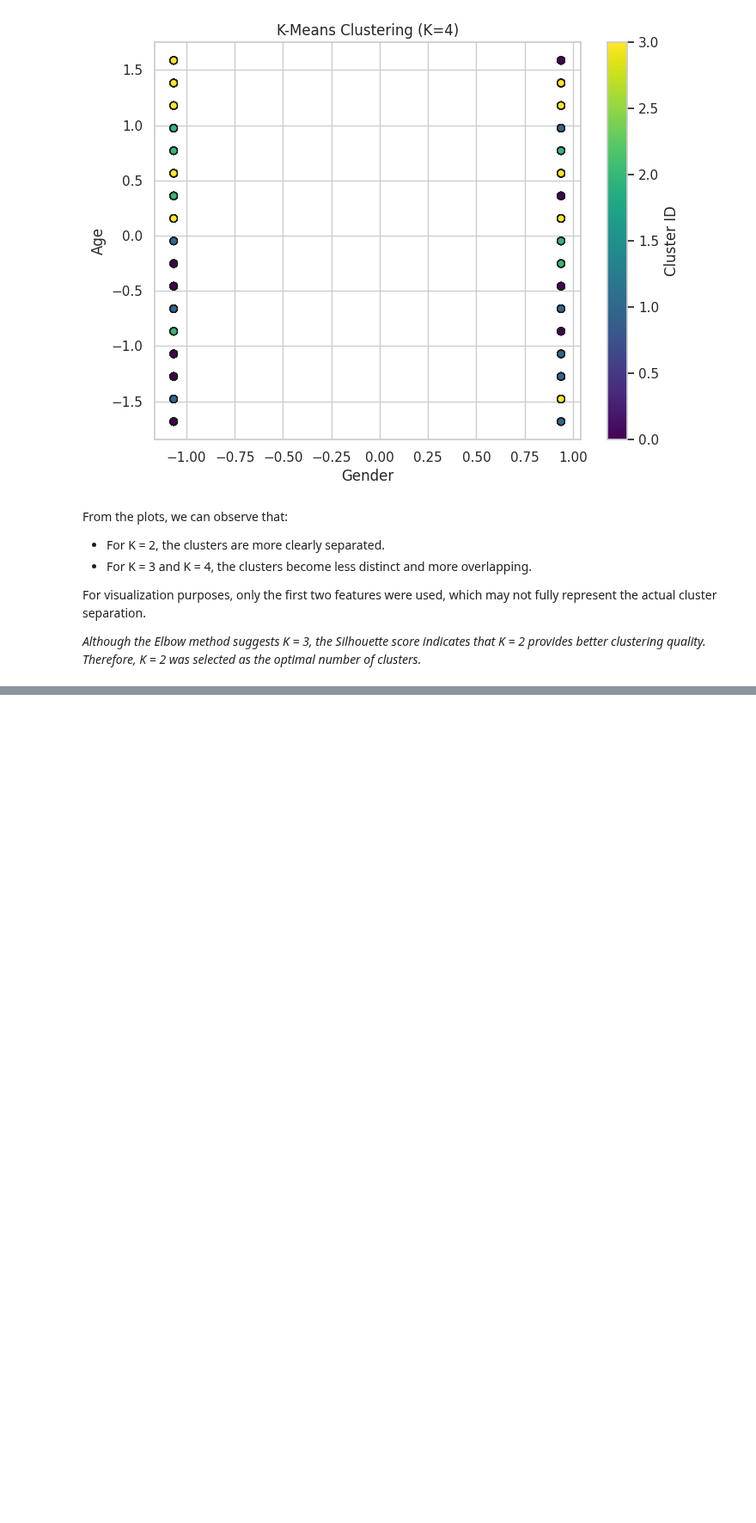
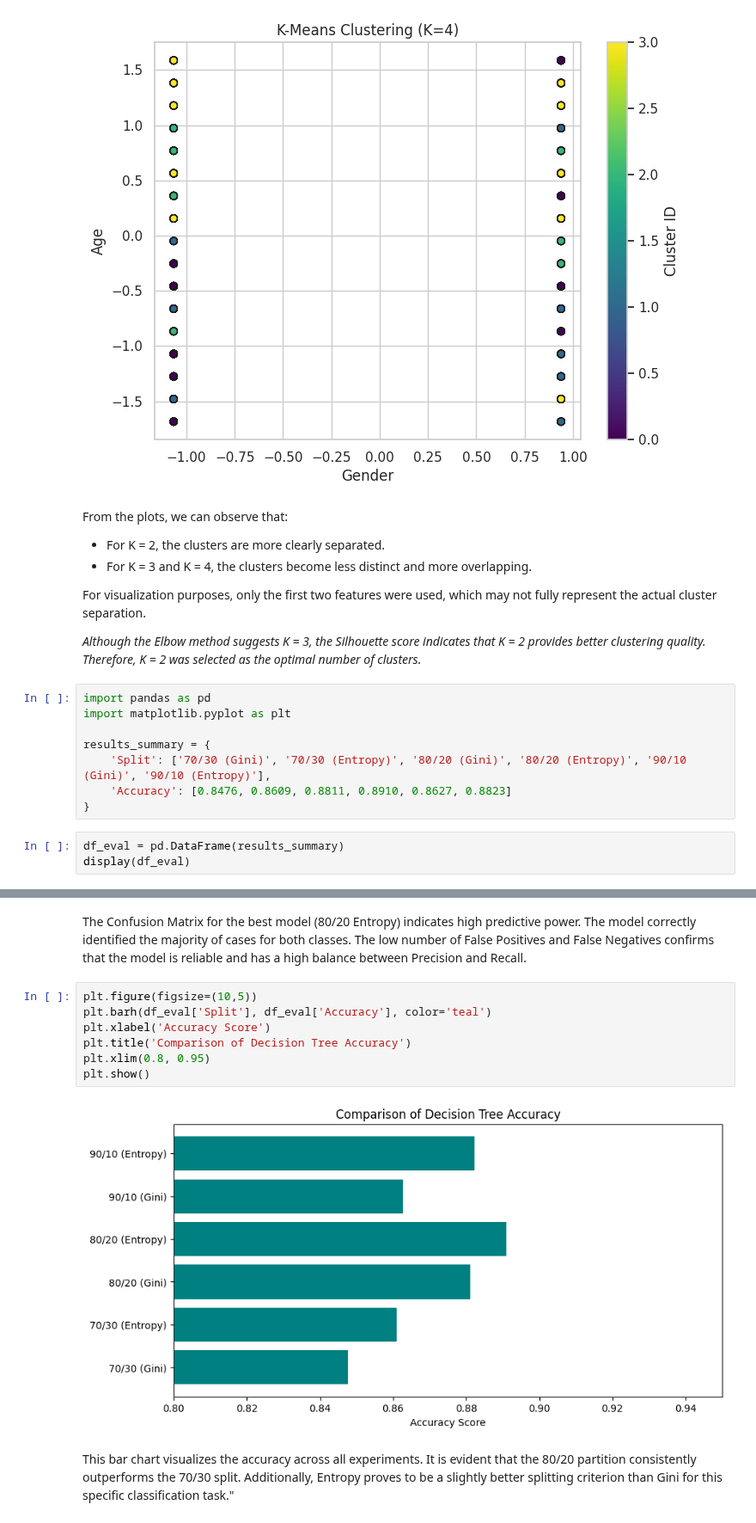
Before and after one commit to joodali25/IT326-DataMining-Project, a Jupyter notebook: Reports/Phase3.ipynb, the cells around one changed output, grey strips where cells are left out. Shown at 86% size. Drawn from its saved outputs; the diff is of its cells as text; blank space fills up the shorter version.

```diff
--- a/Reports/Phase3.ipynb
+++ b/Reports/Phase3.ipynb
@@ -389,3 +391,14 @@ From the plots, we can observe that:
 For visualization purposes, only the first two features were used, which may not fully represent the actual cluster separation.
 
 *Although the Elbow method suggests K = 3, the Silhouette score indicates that K = 2 provides better clustering quality. Therefore, K = 2 was selected as the optimal number of clusters.*
+# %%
+import pandas as pd
+import matplotlib.pyplot as plt
+
+results_summary = {
+    'Split': ['70/30 (Gini)', '70/30 (Entropy)', '80/20 (Gini)', '80/20 (Entropy)', '90/10 (Gini)', '90/10 (Entropy)'],
+    'Accuracy': [0.8476, 0.8609, 0.8811, 0.8910, 0.8627, 0.8823]
+}
+# %%
+df_eval = pd.DataFrame(results_summary)
+display(df_eval)
@@ -391,0 +432,13 @@ For visualization purposes, only the first two features were used, which may not
+# %% [markdown]
+The Confusion Matrix for the best model (80/20 Entropy) indicates high predictive power. The model correctly identified the majority of cases for both classes. The low number of False Positives and False Negatives confirms that the model is reliable and has a high balance between Precision and Recall.
+# %%
+plt.figure(figsize=(10,5))
+plt.barh(df_eval['Split'], df_eval['Accuracy'], color='teal')
+plt.xlabel('Accuracy Score')
+plt.title('Comparison of Decision Tree Accuracy')
+plt.xlim(0.8, 0.95)
+plt.show()
+# %% [output]
+[figure, added]
+# %% [markdown]
+This bar chart visualizes the accuracy across all experiments. It is evident that the 80/20 partition consistently outperforms the 70/30 split. Additionally, Entropy proves to be a slightly better splitting criterion than Gini for this specific classification task."
```
Also changed, not shown: parts of 5 cells of this notebook.
